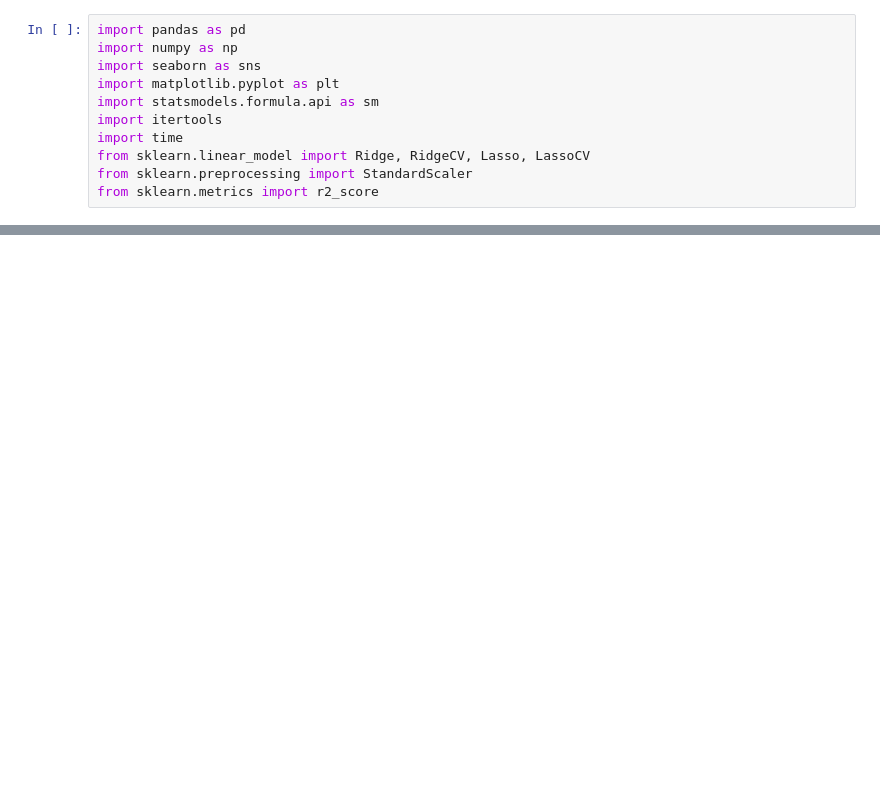
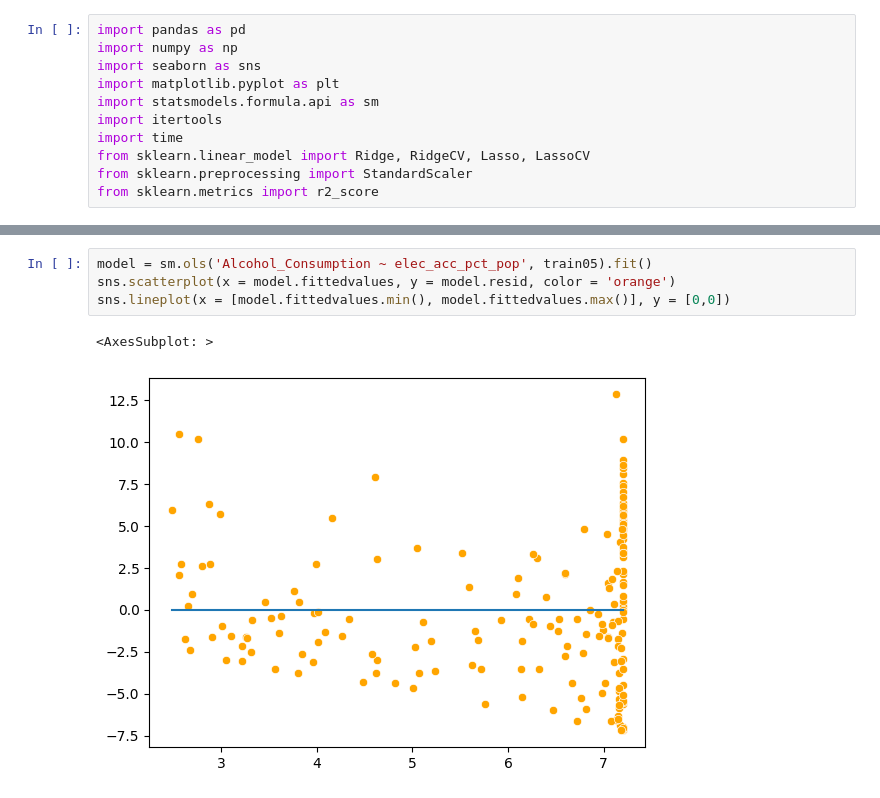
Before and after one commit to sarahabdul2/STAT-303-2-Project-, a Jupyter notebook: model_creation.ipynb, the cells around one changed output, grey strips where cells are left out. Drawn from its saved outputs; the diff is of its cells as text; blank space fills up the shorter version.

```diff
--- a/model_creation.ipynb
+++ b/model_creation.ipynb
@@ -27,0 +86,7 @@ Index(['Country', 'Alcohol_Consumption', 'GDP', 'Christian', 'Muslim',
+# %%
+model = sm.ols('Alcohol_Consumption ~ elec_acc_pct_pop', train05).fit()
+sns.scatterplot(x = model.fittedvalues, y = model.resid, color = 'orange')
+sns.lineplot(x = [model.fittedvalues.min(), model.fittedvalues.max()], y = [0,0])
+# %% [output]
+<AxesSubplot: >
+[figure, added]
```
Also changed, not shown: parts of 26 cells of this notebook.
